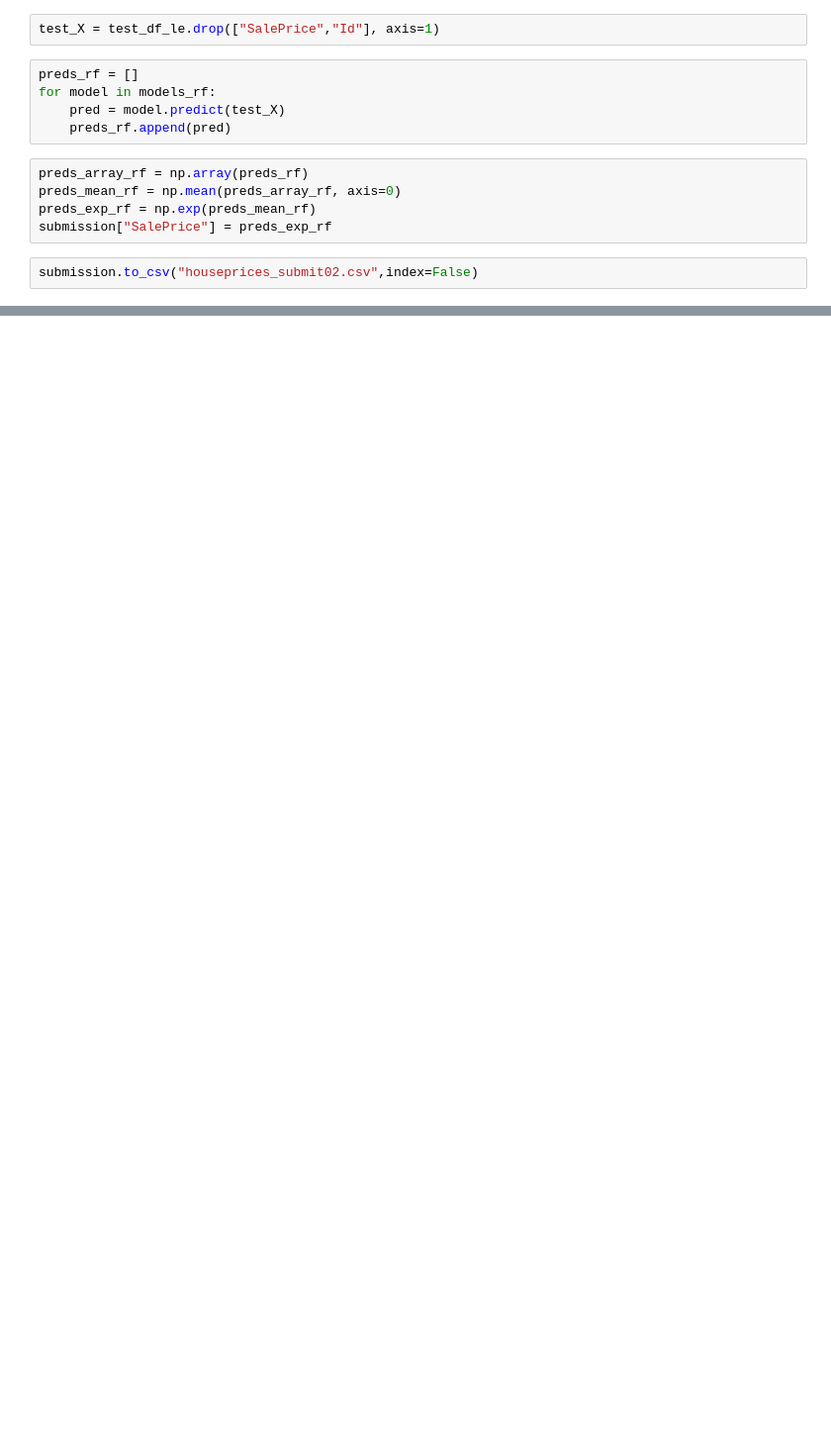
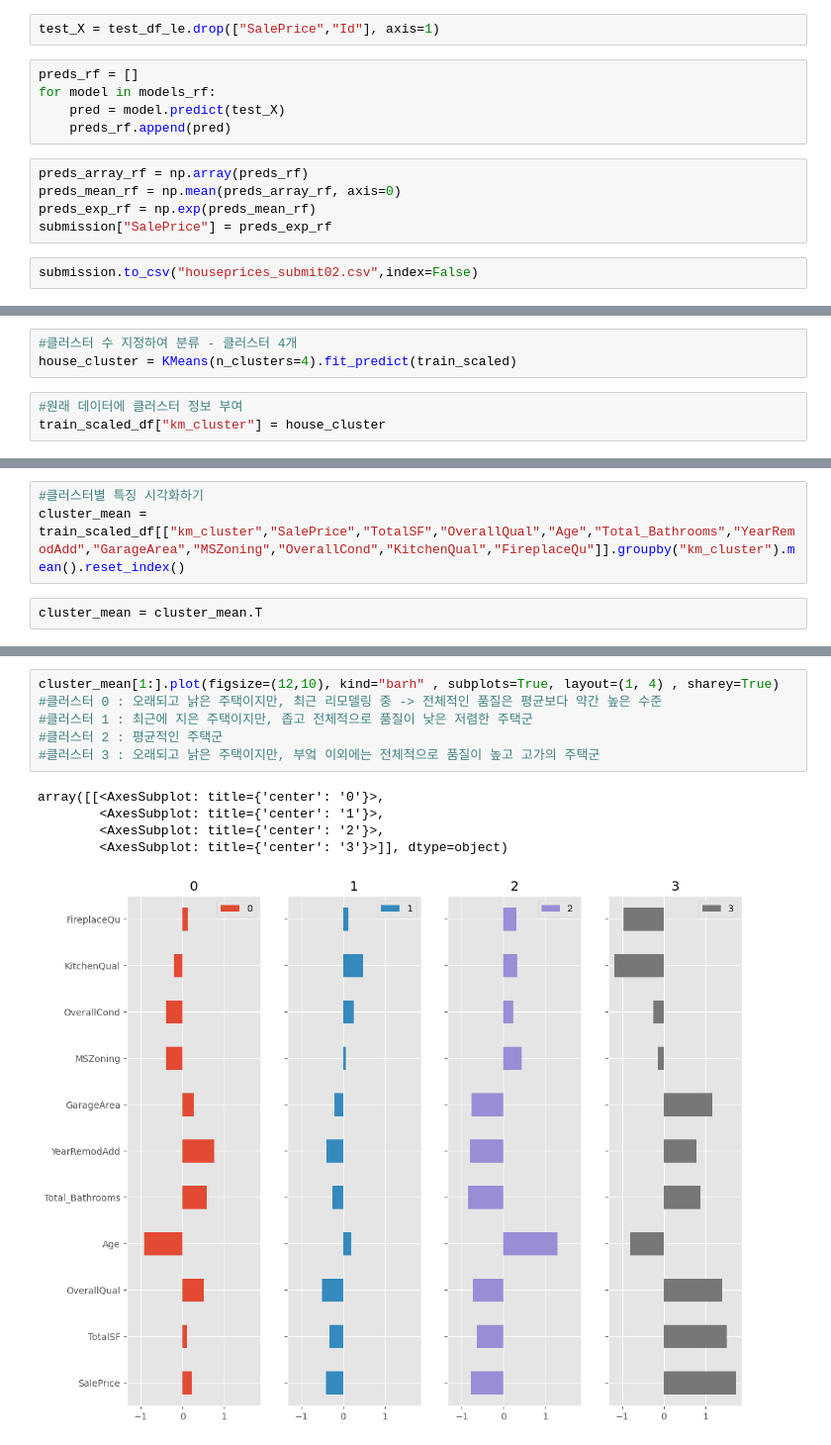
Before and after one commit to maeseok/EDA, a Jupyter notebook: Kaggle/house-prices/home_prices.ipynb, the cells around one changed output, grey strips where cells are left out. Shown at 99% size. Drawn from its saved outputs; the diff is of its cells as text; blank space fills up the shorter version.

```diff
--- a/Kaggle/house-prices/home_prices.ipynb
+++ b/Kaggle/house-prices/home_prices.ipynb
@@ -1098,0 +1200,6 @@ submission.to_csv("houseprices_submit02.csv",index=False)
+# %%
+#클러스터 수 지정하여 분류 - 클러스터 4개
+house_cluster = KMeans(n_clusters=4).fit_predict(train_scaled)
+# %%
+#원래 데이터에 클러스터 정보 부여
+train_scaled_df["km_cluster"] = house_cluster
@@ -1098,0 +1215,5 @@ submission.to_csv("houseprices_submit02.csv",index=False)
+# %%
+#클러스터별 특징 시각화하기
+cluster_mean = train_scaled_df[["km_cluster","SalePrice","TotalSF","OverallQual","Age","Total_Bathrooms","YearRemodAdd","GarageArea","MSZoning","OverallCond","KitchenQual","FireplaceQu"]].groupby("km_cluster").mean().reset_index()
+# %%
+cluster_mean = cluster_mean.T
@@ -1098,0 +1236,12 @@ submission.to_csv("houseprices_submit02.csv",index=False)
+# %%
+cluster_mean[1:].plot(figsize=(12,10), kind="barh" , subplots=True, layout=(1, 4) , sharey=True)
+#클러스터 0 : 오래되고 낡은 주택이지만, 최근 리모델링 중 -> 전체적인 품질은 평균보다 약간 높은 수준
+#클러스터 1 : 최근에 지은 주택이지만, 좁고 전체적으로 품질이 낮은 저렴한 주택군
+#클러스터 2 : 평균적인 주택군
+#클러스터 3 : 오래되고 낡은 주택이지만, 부엌 이외에는 전체적으로 품질이 높고 고가의 주택군
+# %% [output]
+array([[<AxesSubplot: title={'center': '0'}>,
+        <AxesSubplot: title={'center': '1'}>,
+        <AxesSubplot: title={'center': '2'}>,
+        <AxesSubplot: title={'center': '3'}>]], dtype=object)
+[figure, added]
```
Also changed, not shown: parts of 65 cells of this notebook, 5 other files.
